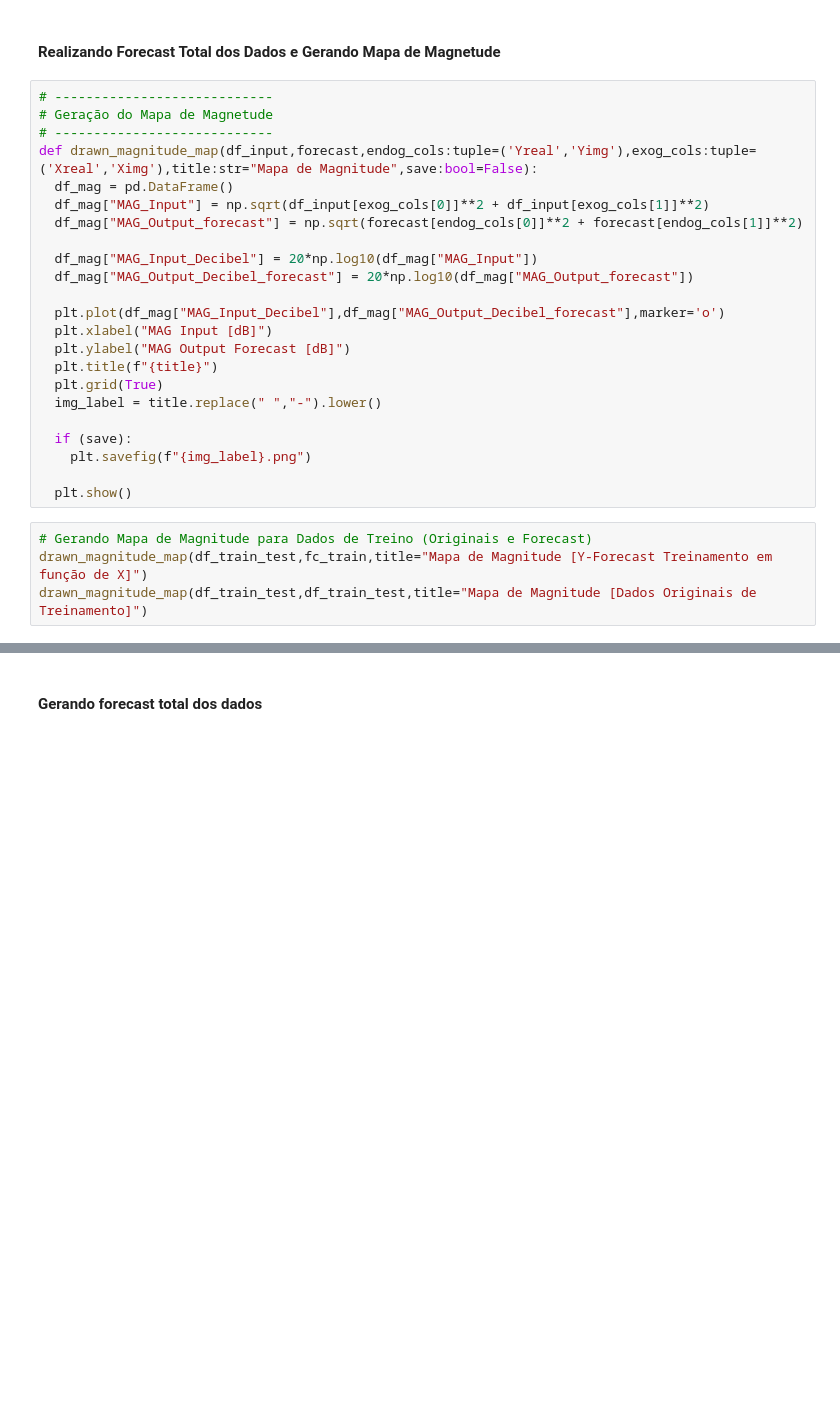
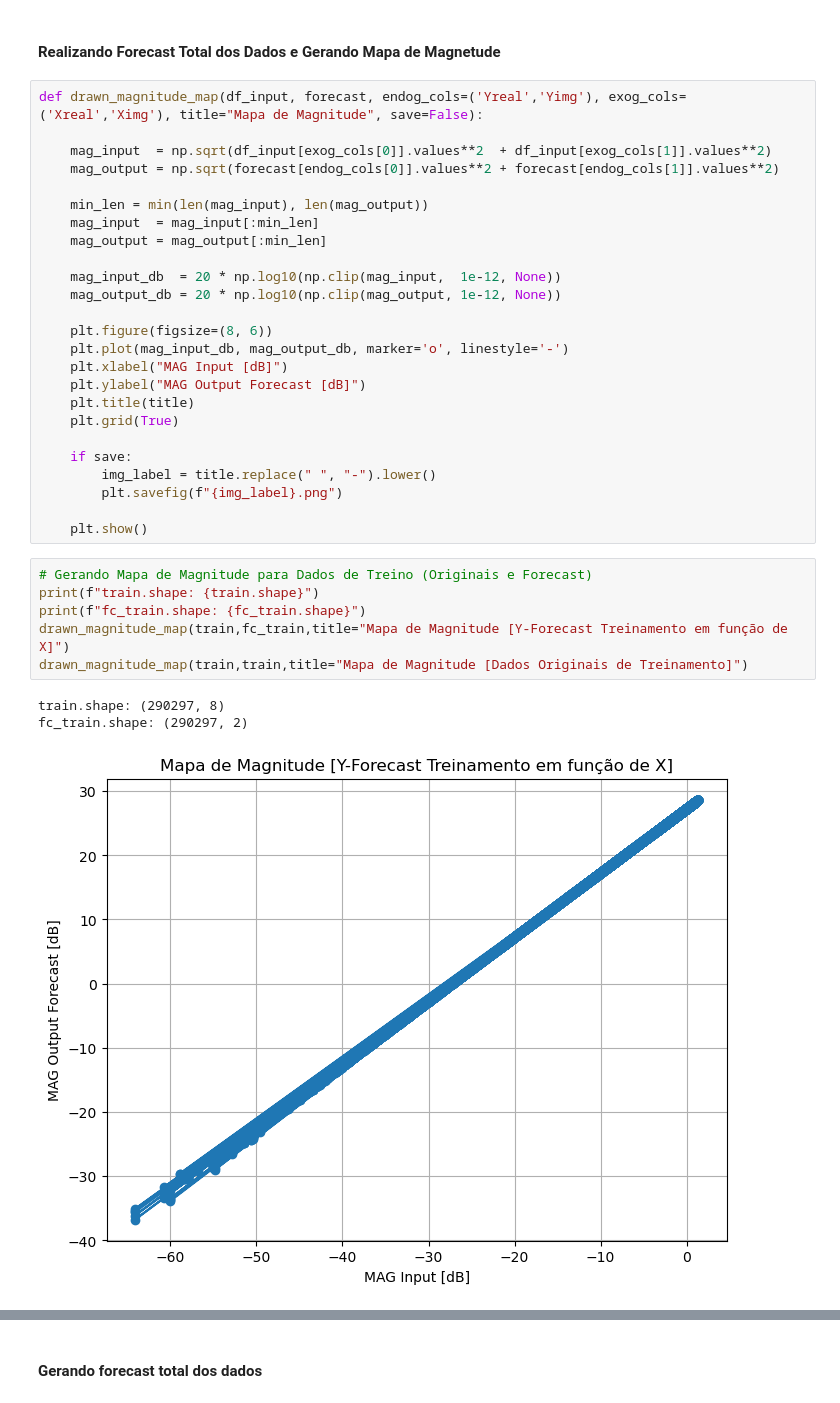
Before and after one commit to IsaacKosloski/masters-varmax, a Jupyter notebook: jupyter/graph-map-varmax-test.ipynb, the cells around one changed output, grey strips where cells are left out. Drawn from its saved outputs; the diff is of its cells as text; blank space fills up the shorter version.

```diff
--- a/jupyter/graph-map-varmax-test.ipynb
+++ b/jupyter/graph-map-varmax-test.ipynb
@@ -374,29 +426,37 @@ drawn_constellation_map(fc_test,title=f"Mapa Constelação Forecast Teste (p:{pa
 # %% [markdown]
 #### Realizando Forecast Total dos Dados e Gerando Mapa de Magnetude
 # %%
-# ----------------------------
-# Geração do Mapa de Magnetude
-# ----------------------------
-def drawn_magnitude_map(df_input,forecast,endog_cols:tuple=('Yreal','Yimg'),exog_cols:tuple=('Xreal','Ximg'),title:str="Mapa de Magnitude",save:bool=False):
-  df_mag = pd.DataFrame()
-  df_mag["MAG_Input"] = np.sqrt(df_input[exog_cols[0]]**2 + df_input[exog_cols[1]]**2)
-  df_mag["MAG_Output_forecast"] = np.sqrt(forecast[endog_cols[0]]**2 + forecast[endog_cols[1]]**2)
+def drawn_magnitude_map(df_input, forecast, endog_cols=('Yreal','Yimg'), exog_cols=('Xreal','Ximg'), title="Mapa de Magnitude", save=False):
 
-  df_mag["MAG_Input_Decibel"] = 20*np.log10(df_mag["MAG_Input"])
-  df_mag["MAG_Output_Decibel_forecast"] = 20*np.log10(df_mag["MAG_Output_forecast"])
+    mag_input  = np.sqrt(df_input[exog_cols[0]].values**2  + df_input[exog_cols[1]].values**2)
+    mag_output = np.sqrt(forecast[endog_cols[0]].values**2 + forecast[endog_cols[1]].values**2)
 
-  plt.plot(df_mag["MAG_Input_Decibel"],df_mag["MAG_Output_Decibel_forecast"],marker='o')
-  plt.xlabel("MAG Input [dB]")
-  plt.ylabel("MAG Output Forecast [dB]")
-  plt.title(f"{title}")
-  plt.grid(True)
-  img_label = title.replace(" ","-").lower()
+    min_len = min(len(mag_input), len(mag_output))
+    mag_input  = mag_input[:min_len]
+    mag_output = mag_output[:min_len]
 
-  if (save):
-    plt.savefig(f"{img_label}.png")
+    mag_input_db  = 20 * np.log10(np.clip(mag_input,  1e-12, None))
+    mag_output_db = 20 * np.log10(np.clip(mag_output, 1e-12, None))
 
-  plt.show()
+    plt.figure(figsize=(8, 6))
+    plt.plot(mag_input_db, mag_output_db, marker='o', linestyle='-')
+    plt.xlabel("MAG Input [dB]")
+    plt.ylabel("MAG Output Forecast [dB]")
+    plt.title(title)
+    plt.grid(True)
+
+    if save:
+        img_label = title.replace(" ", "-").lower()
+        plt.savefig(f"{img_label}.png")
+
+    plt.show()
 # %%
 # Gerando Mapa de Magnitude para Dados de Treino (Originais e Forecast)
-drawn_magnitude_map(df_train_test,fc_train,title="Mapa de Magnitude [Y-Forecast Treinamento em função de X]")
-drawn_magnitude_map(df_train_test,df_train_test,title="Mapa de Magnitude [Dados Originais de Treinamento]")
+print(f"train.shape: {train.shape}")
+print(f"fc_train.shape: {fc_train.shape}")
+drawn_magnitude_map(train,fc_train,title="Mapa de Magnitude [Y-Forecast Treinamento em função de X]")
+drawn_magnitude_map(train,train,title="Mapa de Magnitude [Dados Originais de Treinamento]")
+# %% [output]
+train.shape: (290297, 8)
+fc_train.shape: (290297, 2)
+[figure, added]
```
Also changed, not shown: parts of 22 cells of this notebook, 1 other file.
